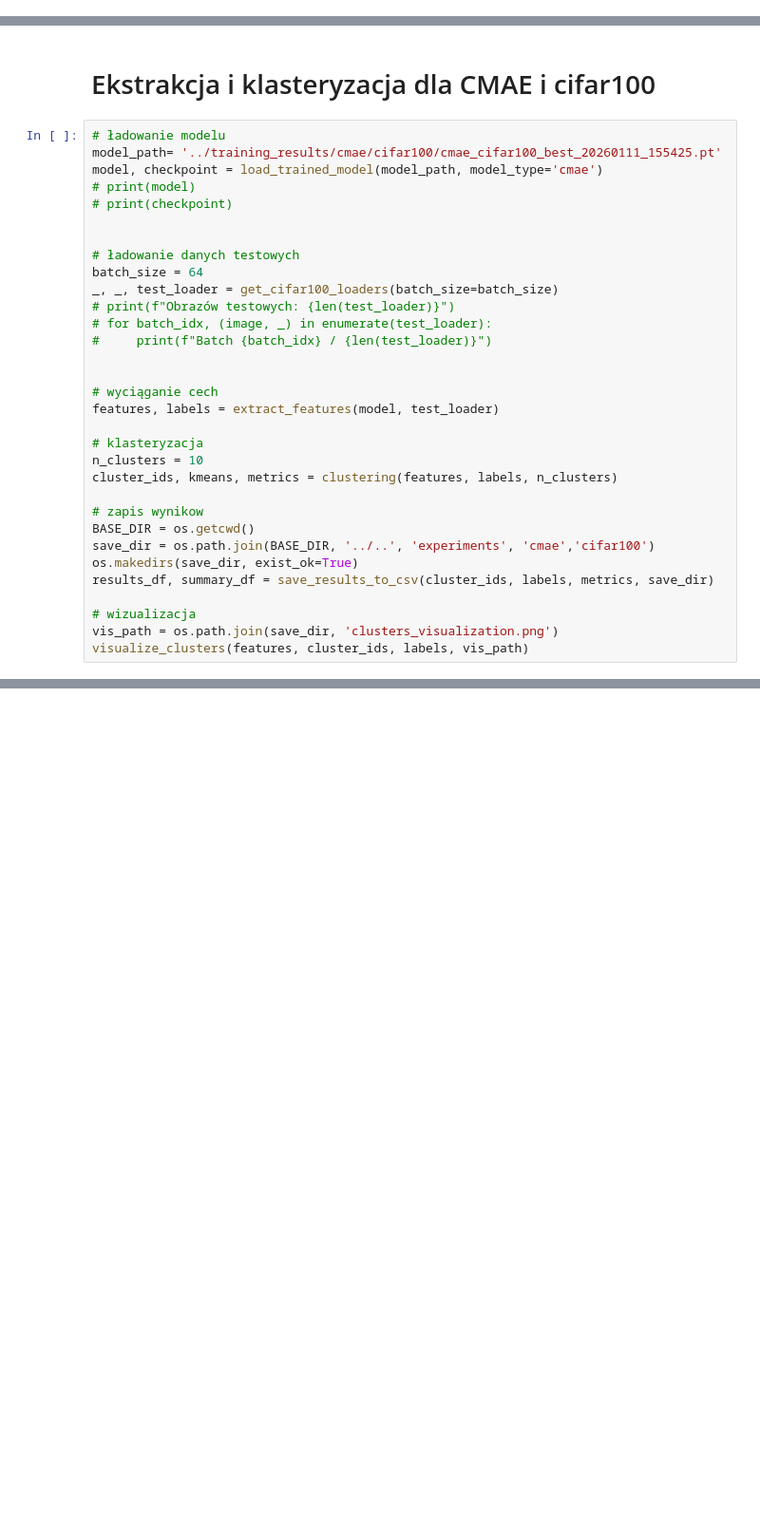
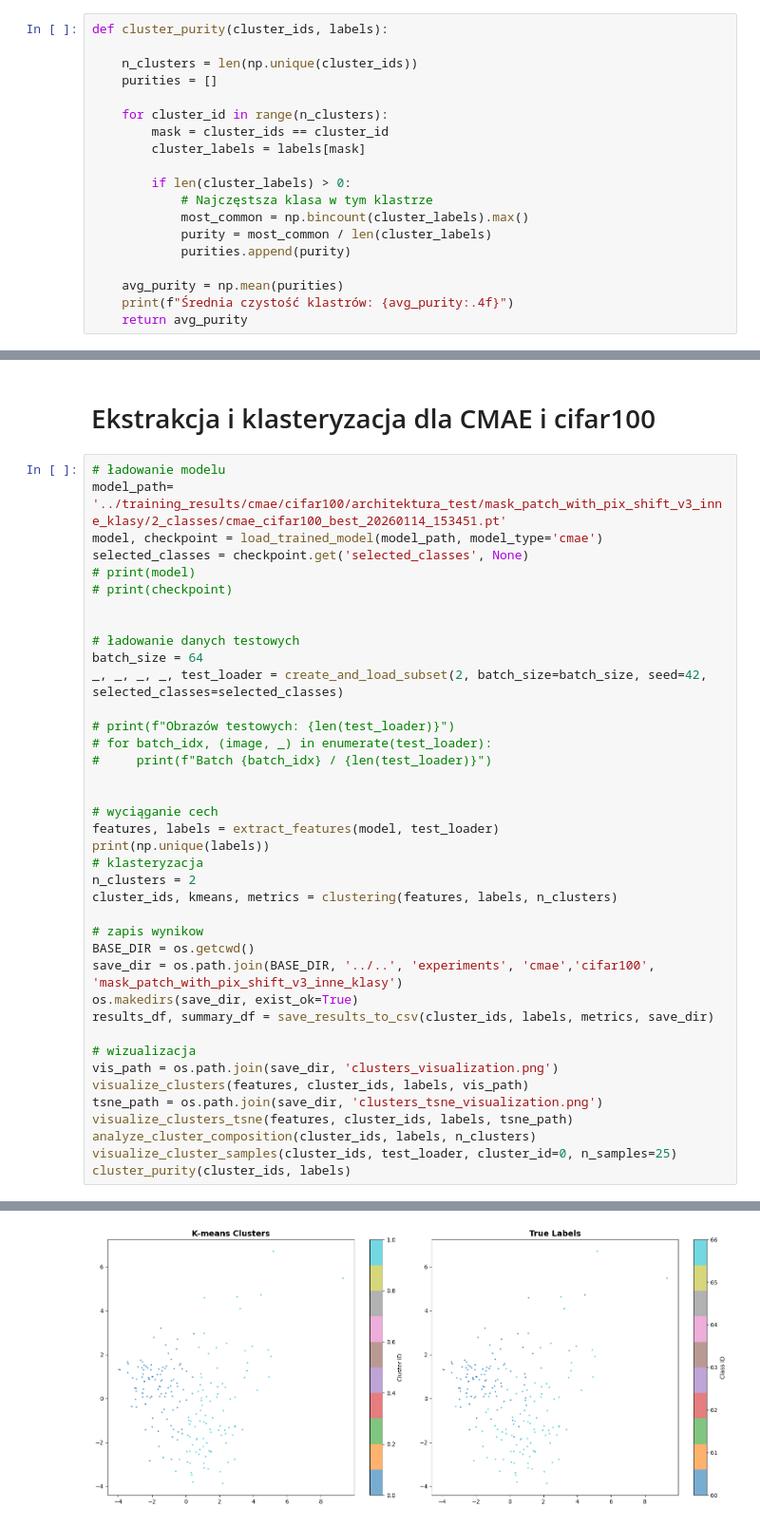
Before and after one commit to AnnCzar/autoencoder-clustering-ml-project, a Jupyter notebook: src/clustering/extract_and_cluster.ipynb, the cells around one changed output, grey strips where cells are left out. Shown at 95% size. Cells and saved outputs as stored; diff of their text form; blank space fills up the shorter version.

Commit message:
final cmae architecture

```diff
--- a/src/clustering/extract_and_cluster.ipynb
+++ b/src/clustering/extract_and_cluster.ipynb
@@ -222,3 +329,22 @@ def visualize_clusters(features, cluster_ids, labels, save_path):
+# %%
+def cluster_purity(cluster_ids, labels):
+
+    n_clusters = len(np.unique(cluster_ids))
+    purities = []
+
+    for cluster_id in range(n_clusters):
+        mask = cluster_ids == cluster_id
+        cluster_labels = labels[mask]
+
+        if len(cluster_labels) > 0:
+            # Najczęstsza klasa w tym klastrze
+            most_common = np.bincount(cluster_labels).max()
+            purity = most_common / len(cluster_labels)
+            purities.append(purity)
+
+    avg_purity = np.mean(purities)
+    print(f"Średnia czystość klastrów: {avg_purity:.4f}")
+    return avg_purity
 # %% [markdown]
 # Zapis wyników klasteryzacji do csv
 # %%
@@ -632,15 +696,17 @@ Inertia: 1390.01
 #  Ekstrakcja i klasteryzacja dla CMAE i cifar100
 # %%
 # ładowanie modelu
-model_path= '../training_results/cmae/cifar100/cmae_cifar100_best_20260111_155425.pt'
+model_path= '../training_results/cmae/cifar100/architektura_test/mask_patch_with_pix_shift_v3_inne_klasy/2_classes/cmae_cifar100_best_20260114_153451.pt'
 model, checkpoint = load_trained_model(model_path, model_type='cmae')
+selected_classes = checkpoint.get('selected_classes', None)
 # print(model)
 # print(checkpoint)
 
 
 # ładowanie danych testowych
 batch_size = 64
-_, _, test_loader = get_cifar100_loaders(batch_size=batch_size)
+_, _, _, _, test_loader = create_and_load_subset(2, batch_size=batch_size, seed=42, selected_classes=selected_classes)
+
 # print(f"Obrazów testowych: {len(test_loader)}")
 # for batch_idx, (image, _) in enumerate(test_loader):
 #     print(f"Batch {batch_idx} / {len(test_loader)}")
@@ -648,18 +714,23 @@ _, _, test_loader = get_cifar100_loaders(batch_size=batch_size)
 
 # wyciąganie cech
 features, labels = extract_features(model, test_loader)
-
+print(np.unique(labels))
 # klasteryzacja
-n_clusters = 10
+n_clusters = 2
 cluster_ids, kmeans, metrics = clustering(features, labels, n_clusters)
 
 # zapis wynikow
 BASE_DIR = os.getcwd()
-save_dir = os.path.join(BASE_DIR, '../..', 'experiments', 'cmae','cifar100')
+save_dir = os.path.join(BASE_DIR, '../..', 'experiments', 'cmae','cifar100', 'mask_patch_with_pix_shift_v3_inne_klasy')
 os.makedirs(save_dir, exist_ok=True)
 results_df, summary_df = save_results_to_csv(cluster_ids, labels, metrics, save_dir)
 
 # wizualizacja
 vis_path = os.path.join(save_dir, 'clusters_visualization.png')
 visualize_clusters(features, cluster_ids, labels, vis_path)
+tsne_path = os.path.join(save_dir, 'clusters_tsne_visualization.png')
+visualize_clusters_tsne(features, cluster_ids, labels, tsne_path)
+analyze_cluster_composition(cluster_ids, labels, n_clusters)
+visualize_cluster_samples(cluster_ids, test_loader, cluster_id=0, n_samples=25)
+cluster_purity(cluster_ids, labels)
 # %% [output]
@@ -668,0 +752 @@ RuntimeError: Error(s) in loading state_dict for Autoencoder:
+[figure, added]
```
Also changed, not shown: parts of 18 cells of this notebook, 6 other files.
